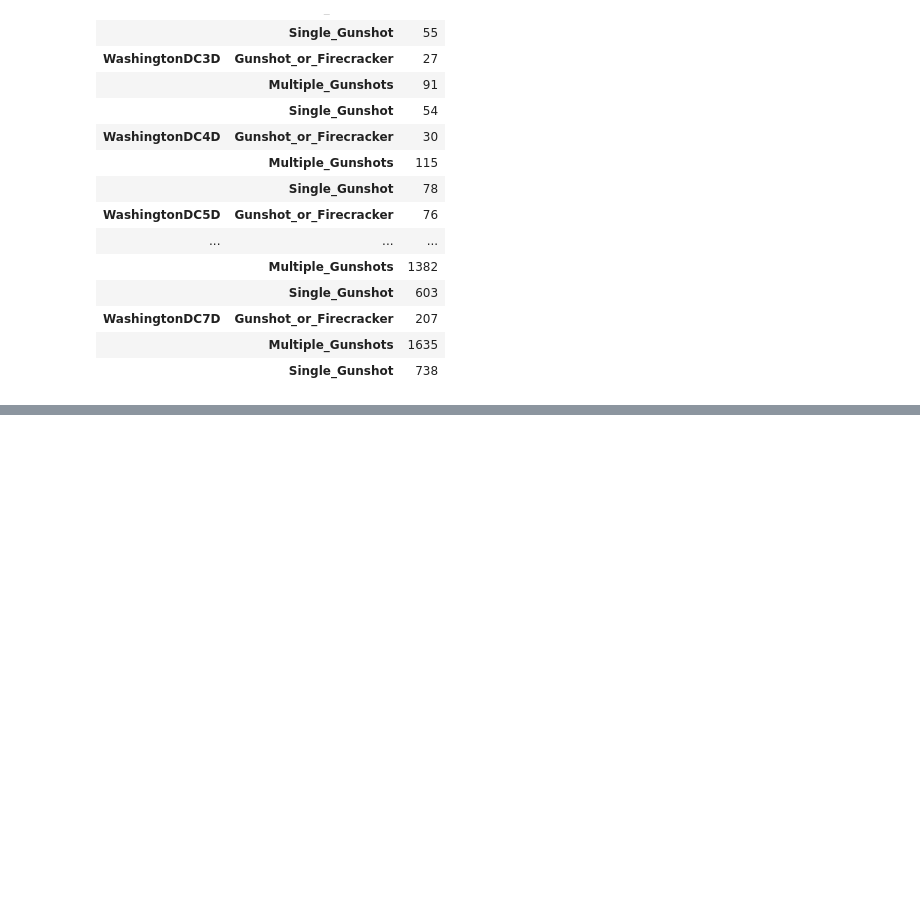
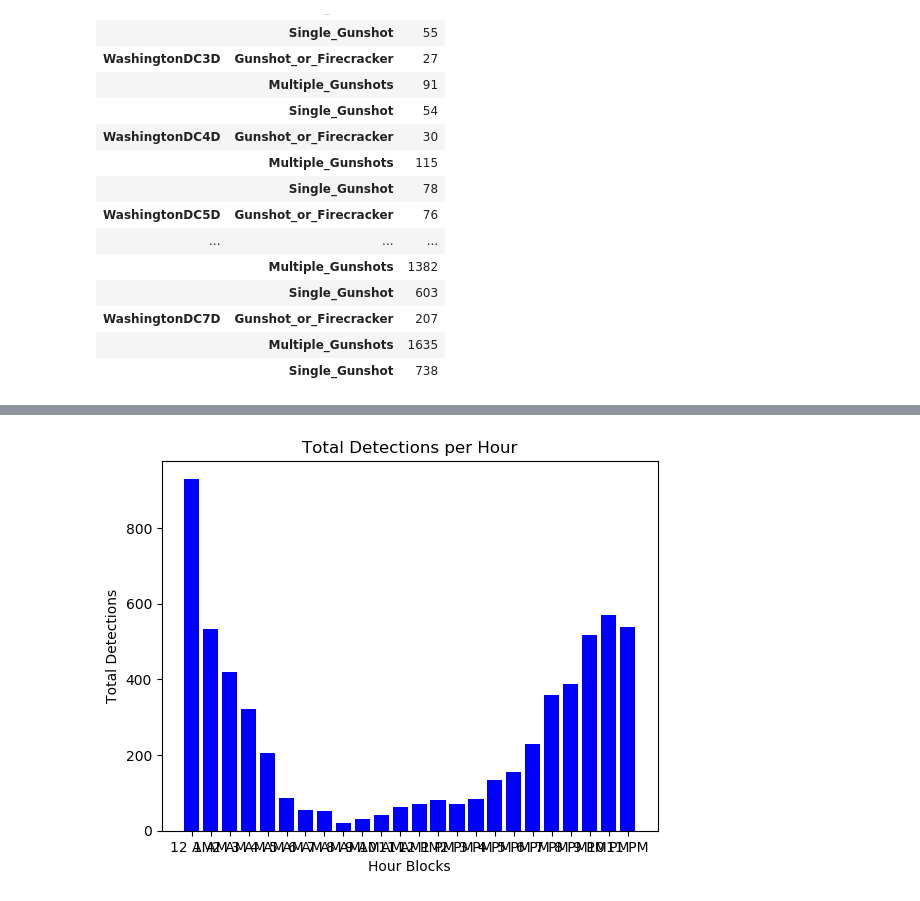
Before and after one commit to CarlosMurguia/shotspotterdata, a Jupyter notebook: project.ipynb, the cells around one changed output, grey strips where cells are left out. Saved outputs shown, nothing was run; the diff lists cells and outputs as text; code cells hidden in the pictures; blank space fills up the shorter version.

```diff
--- a/project.ipynb
+++ b/project.ipynb
@@ -193,0 +209,23 @@ shootingdata
+# %%
+# Create bar chart to compare dections by hour
+hour_totals = df.groupby('Hours')['ID'].count()
+hour_d = {"Total Detections per hour": hour_totals}
+hour_df = pd.DataFrame(data=hour_d)
+
+x_labels = ['12 AM', '1 AM', '2 AM', '3 AM', '4 AM', '5 AM', '6 AM',
+          '7 AM', '8 AM', '9 AM', '10 AM', '11 AM', '12 PM', '1 PM',
+          '2 PM', '3 PM', '4 PM', '5 PM', '6 PM', '7 PM', '8 PM',
+          '9 PM', '10 PM', '11 PM']
+
+totals = hour_df['Total Detections per hour']
+plt.bar(x_labels, totals, color="b", align="center")
+
+plt.title("Total Detections per Hour")
+plt.xlabel("Hour Blocks")
+plt.ylabel("Total Detections")
+
+plt.savefig("Resources/DetectionsbyHour.svg")
+plt.savefig("Resources/DetectionsbyHour.png")
+plt.show()
+# %% [output]
+[figure, added]
```
Also changed, not shown: parts of 20 cells of this notebook.
